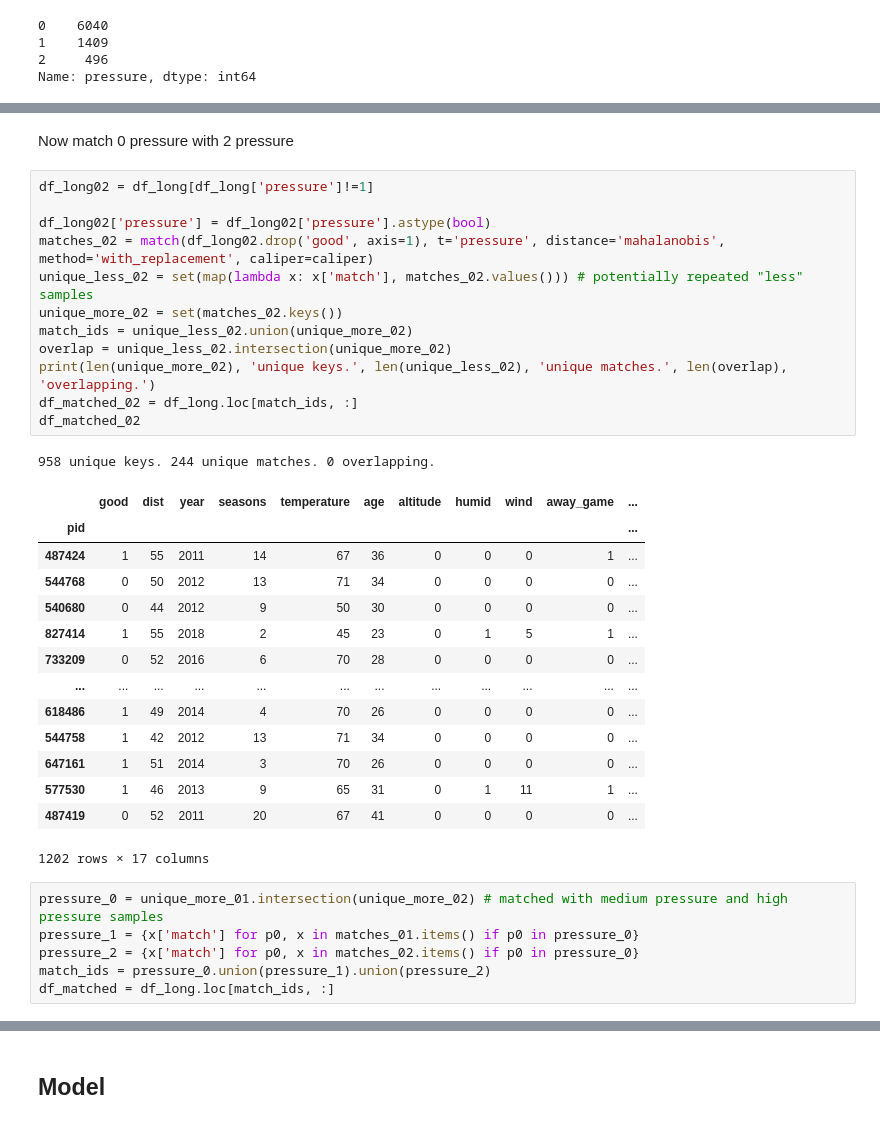
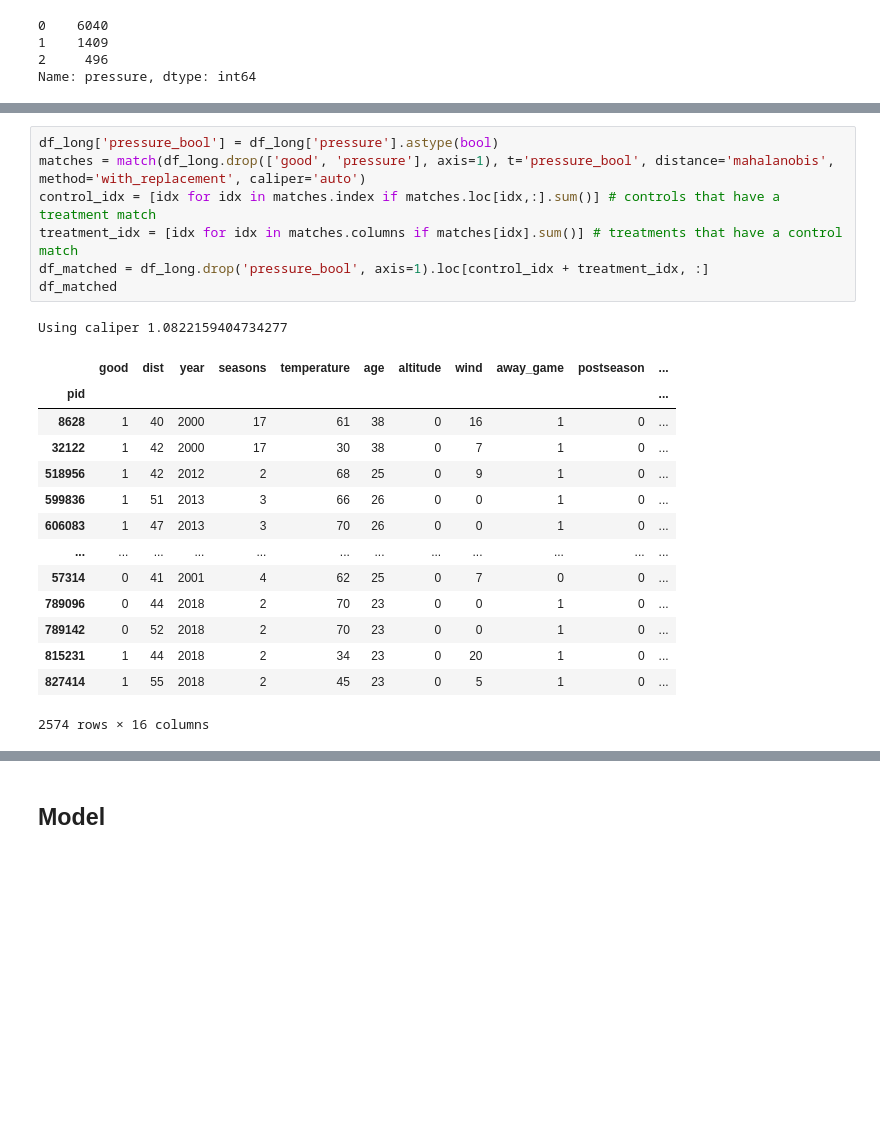
Before and after one commit to lewisbails/nfl-project, a Jupyter notebook: notebooks/pressure.ipynb, the cells around one changed output, grey strips where cells are left out. Cells and saved outputs as stored; diff of their text form; blank space fills up the shorter version.

```diff
--- a/notebooks/pressure.ipynb
+++ b/notebooks/pressure.ipynb
@@ -151,39 +118,26 @@ df_matched_01
-# %% [markdown]
-Now match 0 pressure with 2 pressure
-# %%
-df_long02 = df_long[df_long['pressure']!=1]
-
-df_long02['pressure'] = df_long02['pressure'].astype(bool)
-matches_02 = match(df_long02.drop('good', axis=1), t='pressure', distance='mahalanobis', method='with_replacement', caliper=caliper)
-unique_less_02 = set(map(lambda x: x['match'], matches_02.values())) # potentially repeated "less" samples
-unique_more_02 = set(matches_02.keys())
-match_ids = unique_less_02.union(unique_more_02)
-overlap = unique_less_02.intersection(unique_more_02)
-print(len(unique_more_02), 'unique keys.', len(unique_less_02), 'unique matches.', len(overlap), 'overlapping.')
-df_matched_02 = df_long.loc[match_ids, :]
-df_matched_02
-# %% [output]
-958 unique keys. 244 unique matches. 0 overlapping.
-|  | good | dist | year | seasons | temperature | age | altitude | humid | wind | away_game | ... |
-| pid |  |  |  |  |  |  |  |  |  |  | ... |
-| 487424 | 1 | 55 | 2011 | 14 | 67 | 36 | 0 | 0 | 0 | 1 | ... |
-| 544768 | 0 | 50 | 2012 | 13 | 71 | 34 | 0 | 0 | 0 | 0 | ... |
-| 540680 | 0 | 44 | 2012 | 9 | 50 | 30 | 0 | 0 | 0 | 0 | ... |
-| 827414 | 1 | 55 | 2018 | 2 | 45 | 23 | 0 | 1 | 5 | 1 | ... |
-| 733209 | 0 | 52 | 2016 | 6 | 70 | 28 | 0 | 0 | 0 | 0 | ... |
-| ... | ... | ... | ... | ... | ... | ... | ... | ... | ... | ... | ... |
-| 618486 | 1 | 49 | 2014 | 4 | 70 | 26 | 0 | 0 | 0 | 0 | ... |
-| 544758 | 1 | 42 | 2012 | 13 | 71 | 34 | 0 | 0 | 0 | 0 | ... |
-| 647161 | 1 | 51 | 2014 | 3 | 70 | 26 | 0 | 0 | 0 | 0 | ... |
-| 577530 | 1 | 46 | 2013 | 9 | 65 | 31 | 0 | 1 | 11 | 1 | ... |
-| 487419 | 0 | 52 | 2011 | 20 | 67 | 41 | 0 | 0 | 0 | 0 | ... |
-1202 rows × 17 columns
-# %%
-pressure_0 = unique_more_01.intersection(unique_more_02) # matched with medium pressure and high pressure samples
-pressure_1 = {x['match'] for p0, x in matches_01.items() if p0 in pressure_0}
-pressure_2 = {x['match'] for p0, x in matches_02.items() if p0 in pressure_0}
-match_ids = pressure_0.union(pressure_1).union(pressure_2)
-df_matched = df_long.loc[match_ids, :]
+# %%
+df_long['pressure_bool'] = df_long['pressure'].astype(bool)
+matches = match(df_long.drop(['good', 'pressure'], axis=1), t='pressure_bool', distance='mahalanobis', method='with_replacement', caliper='auto')
+control_idx = [idx for idx in matches.index if matches.loc[idx,:].sum()] # controls that have a treatment match
+treatment_idx = [idx for idx in matches.columns if matches[idx].sum()] # treatments that have a control match
+df_matched = df_long.drop('pressure_bool', axis=1).loc[control_idx + treatment_idx, :]
+df_matched
+# %% [output]
+Using caliper 1.0822159404734277
+|  | good | dist | year | seasons | temperature | age | altitude | wind | away_game | postseason | ... |
+| pid |  |  |  |  |  |  |  |  |  |  | ... |
+| 8628 | 1 | 40 | 2000 | 17 | 61 | 38 | 0 | 16 | 1 | 0 | ... |
+| 32122 | 1 | 42 | 2000 | 17 | 30 | 38 | 0 | 7 | 1 | 0 | ... |
+| 518956 | 1 | 42 | 2012 | 2 | 68 | 25 | 0 | 9 | 1 | 0 | ... |
+| 599836 | 1 | 51 | 2013 | 3 | 66 | 26 | 0 | 0 | 1 | 0 | ... |
+| 606083 | 1 | 47 | 2013 | 3 | 70 | 26 | 0 | 0 | 1 | 0 | ... |
+| ... | ... | ... | ... | ... | ... | ... | ... | ... | ... | ... | ... |
+| 57314 | 0 | 41 | 2001 | 4 | 62 | 25 | 0 | 7 | 0 | 0 | ... |
+| 789096 | 0 | 44 | 2018 | 2 | 70 | 23 | 0 | 0 | 1 | 0 | ... |
+| 789142 | 0 | 52 | 2018 | 2 | 70 | 23 | 0 | 0 | 1 | 0 | ... |
+| 815231 | 1 | 44 | 2018 | 2 | 34 | 23 | 0 | 20 | 1 | 0 | ... |
+| 827414 | 1 | 55 | 2018 | 2 | 45 | 23 | 0 | 5 | 1 | 0 | ... |
+2574 rows × 16 columns
 # %%
 df_low = df_matched.loc[df_matched['pressure']==0, :]
 df_med = df_matched.loc[df_matched['pressure']==1, :]
```
Also changed, not shown: parts of 12 cells of this notebook, 11 other files.
